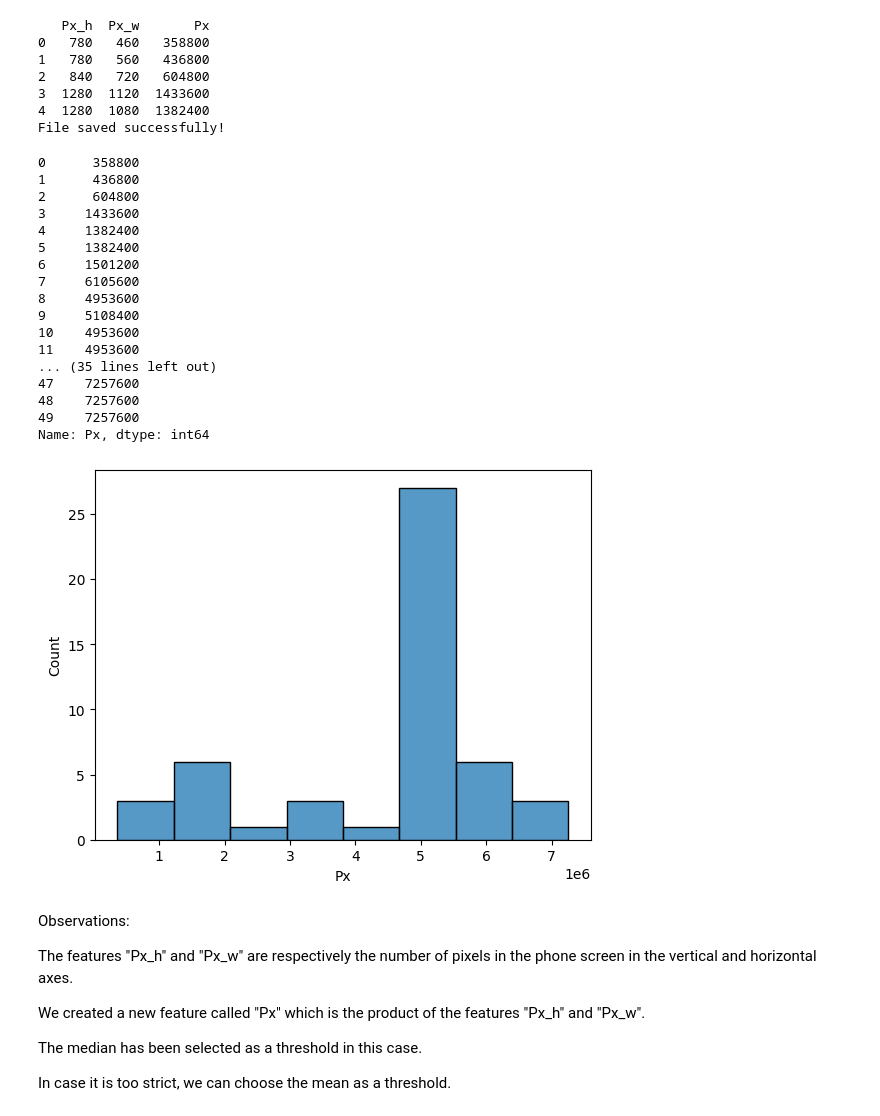
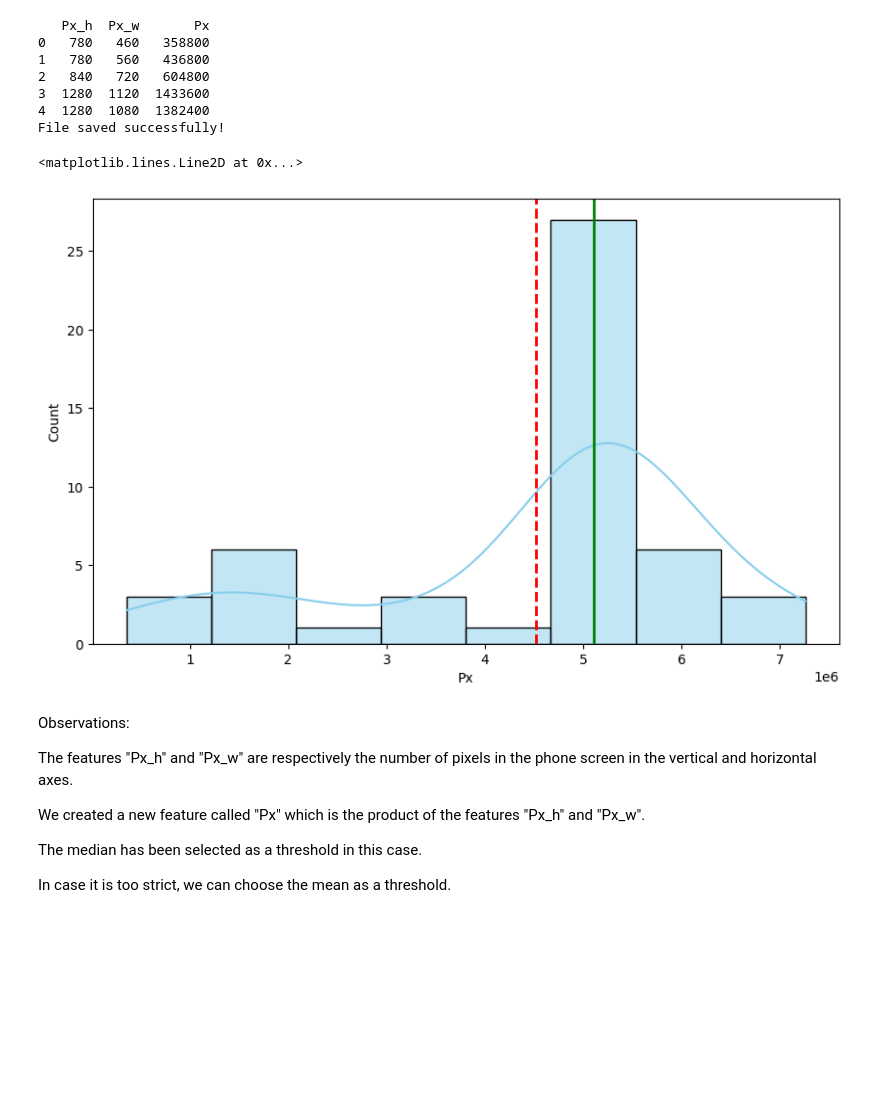
Before and after one commit to Subodhoraw/statistics-module-, a Jupyter notebook: Statistics Module Assignment.ipynb, the cells around one changed output. Cells and saved outputs as stored; diff of their text form; code cells hidden in the pictures; blank space fills up the shorter version.

```diff
--- a/Statistics Module Assignment.ipynb
+++ b/Statistics Module Assignment.ipynb
@@ -252,37 +252,25 @@ print("File saved successfully!")
 File saved successfully!
 # %%
 # Create a histogram of the "Px" feature and also show the mean and the median
-sns.histplot(data = data, x = 'Px')
-print(data['Px'])
+#sns.histplot(data = data, x = 'Px')
+#print(data['Px'])
 
 #1.calculate
 px_mean = data['Px'].mean()
 px_median = data['Px'].median()
 
 #2. Setuop the figure
 plt.figure(figsize =(10,6))
 
 #3.Create the histogram
-sns.histplot(data['Px'])
+sns.histplot(data['Px'],kde = True, color ='skyblue')
+
+#5. add Vertical lines formean and median
+plt.axvline(px_mean, color ='red',linestyle = '--',linewidth =2,label =f'Mean:{px_mean:.0f}')
+plt.axvline(px_median, color = 'green',linestyle = '-',linewidth =2, label = f'Median:{px_median: .0f}')
 # %% [output]
-0      358800
-1      436800
-2      604800
-3     1433600
-4     1382400
-5     1382400
-6     1501200
-7     6105600
-8     4953600
-9     5108400
-10    4953600
-11    4953600
-... (35 lines left out)
-47    7257600
-48    7257600
-49    7257600
-Name: Px, dtype: int64
+<matplotlib.lines.Line2D at 0x...>
-[figure, old version]
+[figure, new version]
 # %%
 # The children want phones that have good screen resolutions
 # Consider the phones that have screen resolutions greater than or equal to the median value in the data set
```
